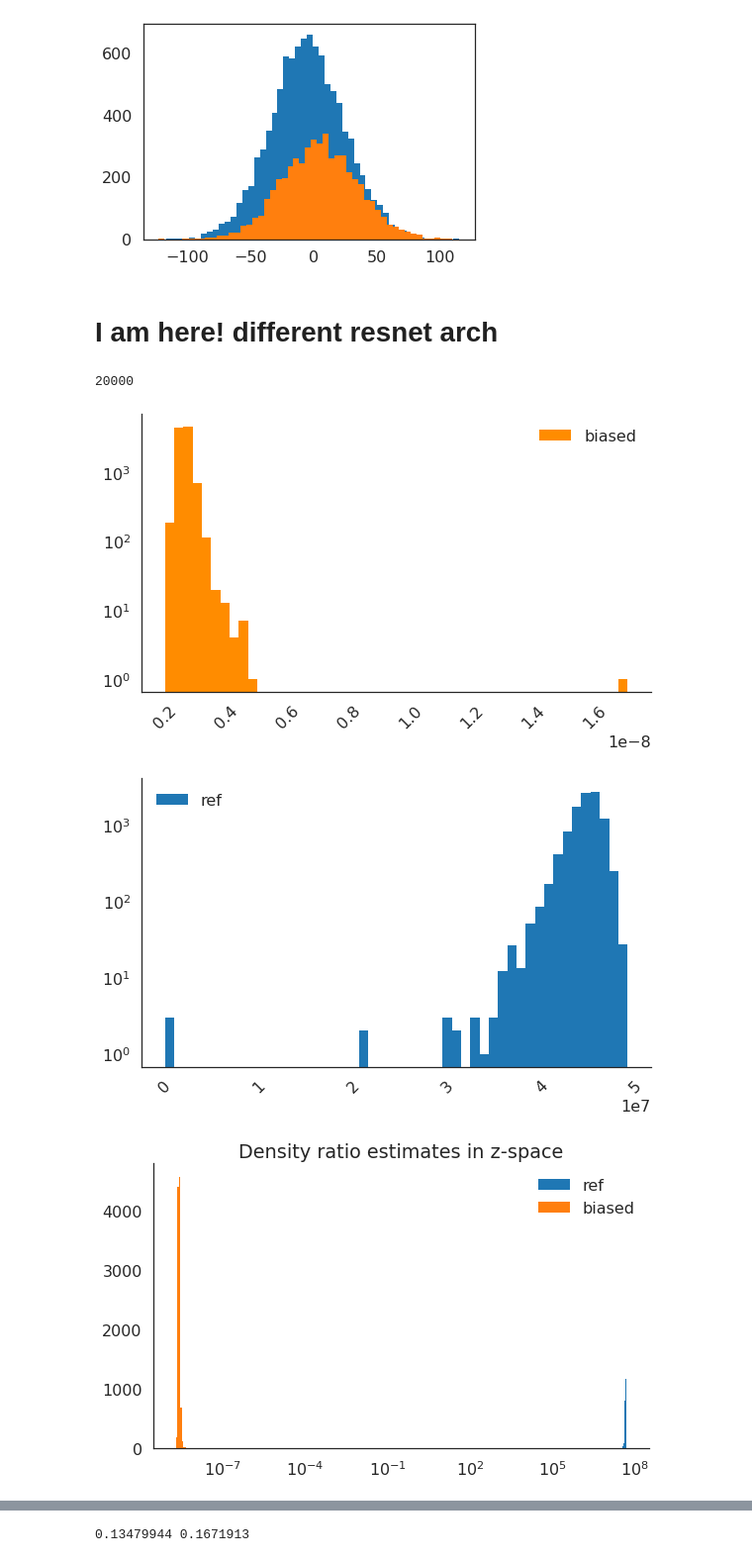
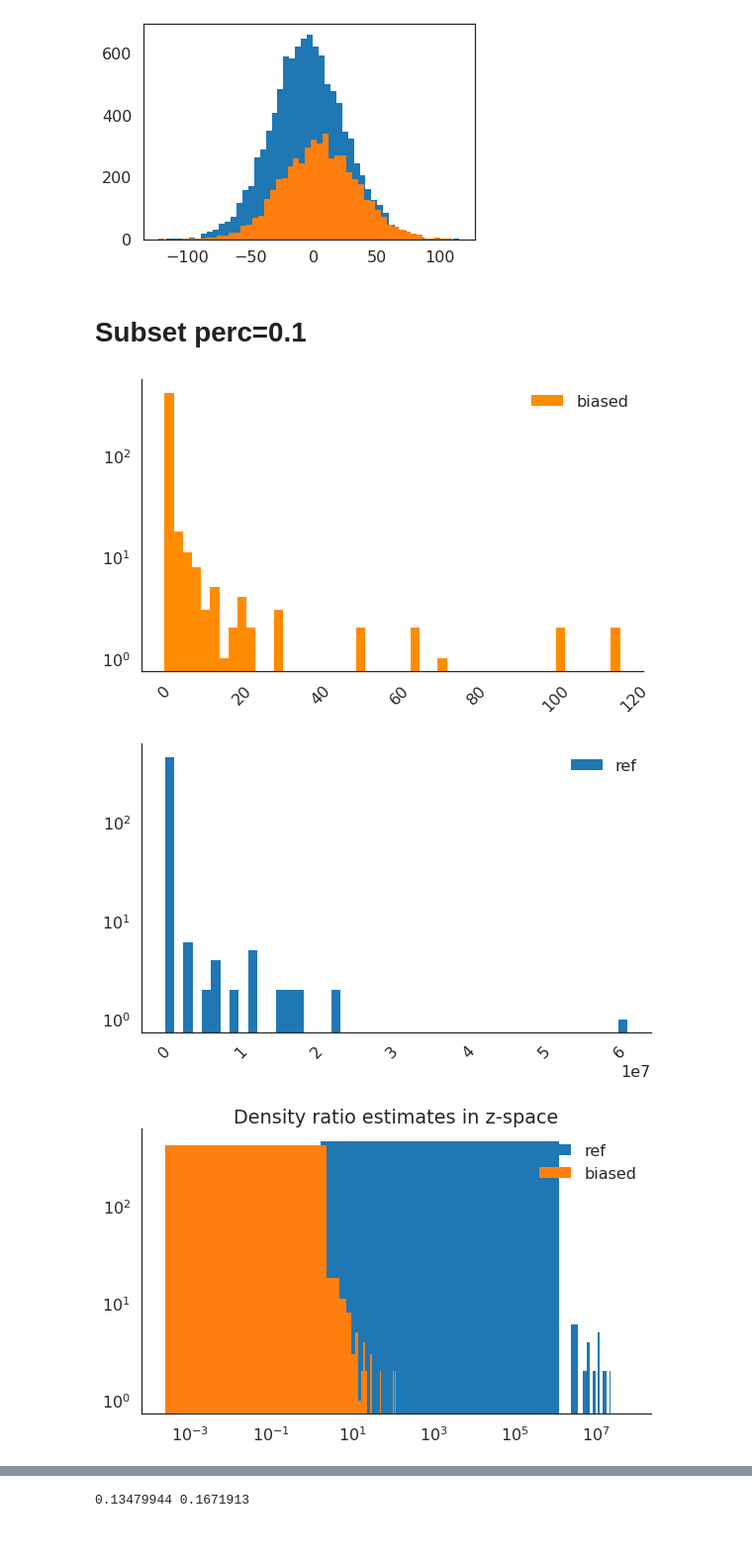
Before and after one commit to ermongroup/f-dre, a Jupyter notebook: notebooks/density ratios.ipynb, the cells around one changed output, grey strips where cells are left out. Shown at 99% size. Cells and saved outputs as stored; diff of their text form; code cells hidden in the pictures.

```diff
--- a/notebooks/density ratios.ipynb
+++ b/notebooks/density ratios.ipynb
@@ -56,17 +48,13 @@ _ = plt.hist(all_zs[all_dys==0].sum(-1), bins=50)
 _ = plt.hist(all_zs[all_dys==1].sum(-1), bins=50)
 # %% [output]
 [figure]
-# %% [markdown]
-# I am here! different resnet arch
+# %% [markdown]
+# Subset perc=0.1
 # %%
-data = np.load('classifier/mnist_results/ratios.npz')
+data = np.load('src/classification/results/redo_mnist_subset_z_perc0.1_mlp/val_ratios.npz')
 ratios = data['ratios']
 new_ratios = data['ratios'][ratios != np.inf]
 y = data['d_labels'][ratios != np.inf]
-# %%
-len(y)
-# %% [output]
-20000
 # %%
 plt.figure(figsize=(8,5))
 _ = plt.hist(new_ratios[y==0], bins=50, log=True ,label='biased', color='darkorange')
@@ -77,7 +65,7 @@ plt.legend()
 sns.despine()
 plt.tight_layout()
 # %% [output]
-[figure, old version]
+[figure, new version]
 # %%
 plt.figure(figsize=(8,5))
 _ = plt.hist(new_ratios[y==1], bins=50, log=True, label='ref')
@@ -87,19 +75,19 @@ plt.legend()
 sns.despine()
 plt.tight_layout()
 # %% [output]
-[figure, old version]
+[figure, new version]
 # %%
 plt.figure(figsize=(8,5))
 
 _ = plt.hist(sorted(new_ratios[y==1]), bins=50, label='ref')
 _ = plt.hist(sorted(new_ratios[y==0]), bins=50, label='biased')
 plt.xscale('log')
-# plt.yscale('log')
+plt.yscale('log')
 
 plt.title('Density ratio estimates in z-space')
 plt.legend()
 sns.despine()
 plt.tight_layout()
 # %% [output]
-[figure, old version]
+[figure, new version]
 # %%
```
Also changed, not shown: parts of 6 cells of this notebook, 19 other files.
